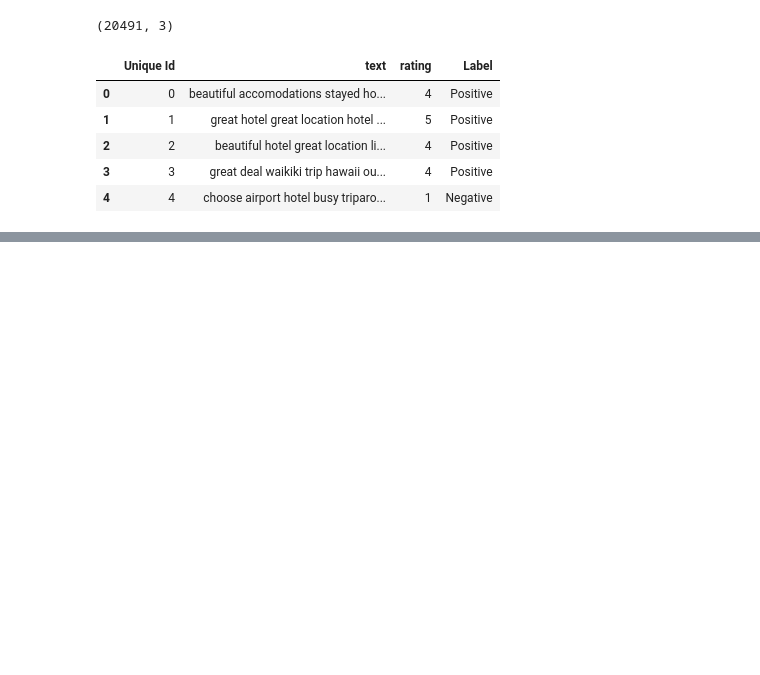
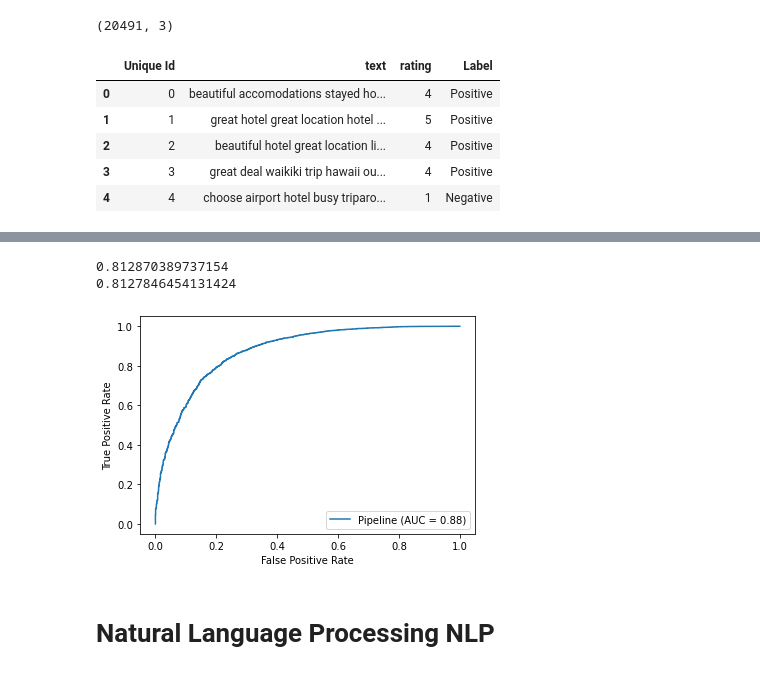
Before and after one commit to wasih790/Hotel_Sentiment_Analysis, a Jupyter notebook: Data Wrangling/Sentiment Analysis.ipynb, the cells around one changed output, grey strips where cells are left out. Saved outputs shown, nothing was run; the diff lists cells and outputs as text; code cells hidden in the pictures; blank space fills up the shorter version.

```diff
--- a/Data Wrangling/Sentiment Analysis.ipynb
+++ b/Data Wrangling/Sentiment Analysis.ipynb
@@ -50,0 +187,14 @@ plt.show()
+# %%
+
+print(pipe.score(X_train,y_train))
+print(pipe.score(X_test,y_test))
+# %% [output]
+0.812870389737154
+0.8127846454131424
+# %%
+
+plot_roc_curve(pipe,X_test,y_test);
+# %% [output]
+[figure, added]
+# %% [markdown]
+# Natural Language Processing NLP
```
Also changed, not shown: parts of 25 cells of this notebook.
